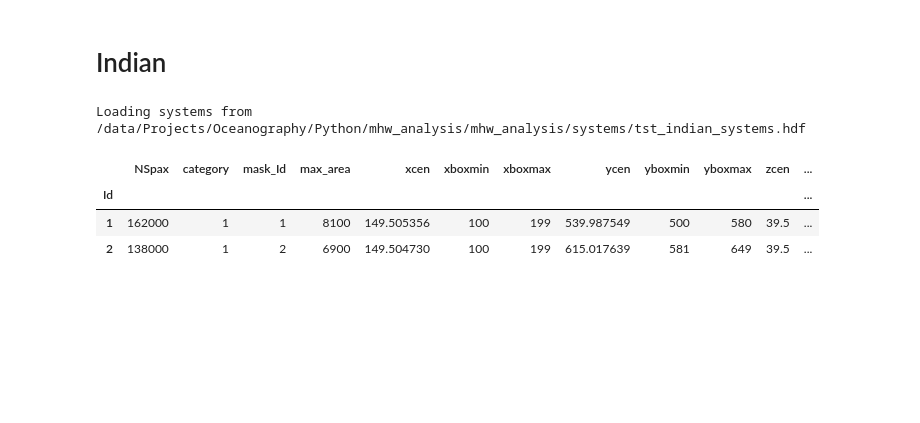
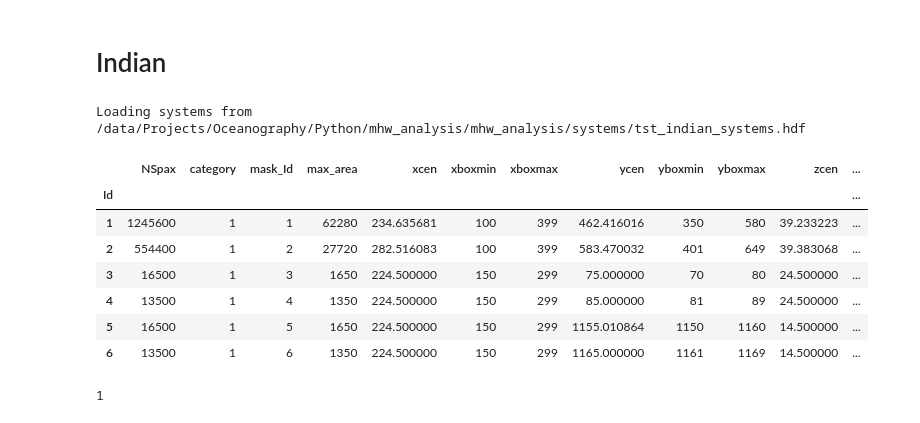
Before and after one commit to profxj/mhw_analysis, a Jupyter notebook: doc/nb/MHW_System_Tests.ipynb, the cells around one changed output. Drawn from its saved outputs; the diff is of its cells as text; code cells hidden in the pictures; blank space fills up the shorter version.

```diff
--- a/doc/nb/MHW_System_Tests.ipynb
+++ b/doc/nb/MHW_System_Tests.ipynb
@@ -286,9 +287,13 @@ tst_sys = mhw_sys_io.load_systems(mhw_sys_file=tst_file)
 # %% [output]
 Loading systems from /data/Projects/Oceanography/Python/mhw_analysis/mhw_analysis/systems/tst_indian_systems.hdf
 # %%
-tst_sys.head()
+tst_sys
 # %% [output]
 |  | NSpax | category | mask_Id | max_area | xcen | xboxmin | xboxmax | ycen | yboxmin | yboxmax | zcen | ... |
 | Id |  |  |  |  |  |  |  |  |  |  |  | ... |
-| 1 | 162000 | 1 | 1 | 8100 | 149.505356 | 100 | 199 | 539.987549 | 500 | 580 | 39.5 | ... |
-| 2 | 138000 | 1 | 2 | 6900 | 149.504730 | 100 | 199 | 615.017639 | 581 | 649 | 39.5 | ... |
+| 1 | 1245600 | 1 | 1 | 62280 | 234.635681 | 100 | 399 | 462.416016 | 350 | 580 | 39.233223 | ... |
+| 2 | 554400 | 1 | 2 | 27720 | 282.516083 | 100 | 399 | 583.470032 | 401 | 649 | 39.383068 | ... |
+| 3 | 16500 | 1 | 3 | 1650 | 224.500000 | 150 | 299 | 75.000000 | 70 | 80 | 24.500000 | ... |
+| 4 | 13500 | 1 | 4 | 1350 | 224.500000 | 150 | 299 | 85.000000 | 81 | 89 | 24.500000 | ... |
+| 5 | 16500 | 1 | 5 | 1650 | 224.500000 | 150 | 299 | 1155.010864 | 1150 | 1160 | 14.500000 | ... |
+| 6 | 13500 | 1 | 6 | 1350 | 224.500000 | 150 | 299 | 1165.000000 | 1161 | 1169 | 14.500000 | ... |
@@ -294,0 +306,4 @@ tst_sys.head()
+# %%
+mask[180,500,45]
+# %% [output]
+1
```
Also changed, not shown: parts of 3 cells of this notebook, 2 other files.
